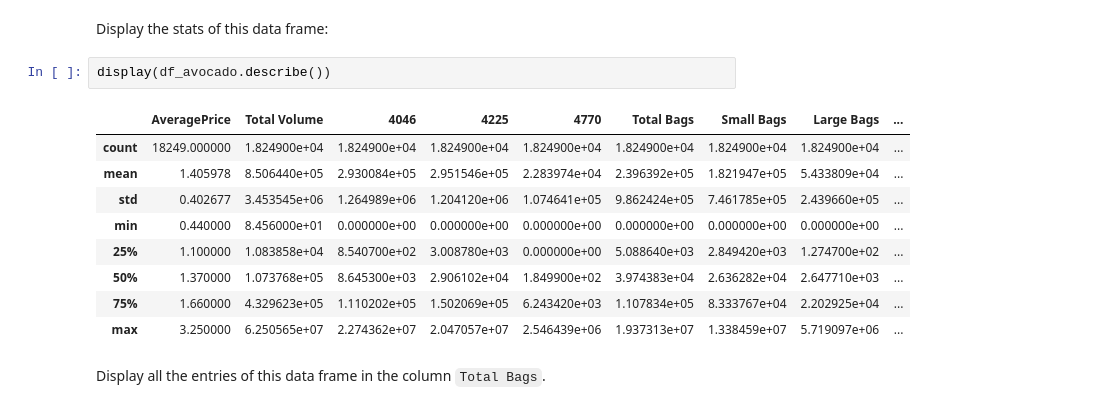
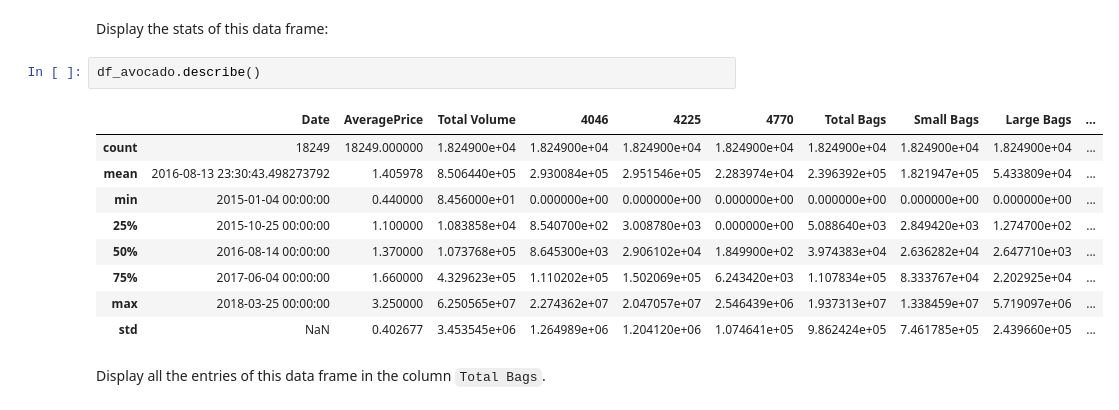
Before and after one commit to icg-gravwaves/M24568_M20741_CompSMAP, a Jupyter notebook: lecture_8/Part02_week8_viewing_data_solved.ipynb, the cells around one changed output. Drawn from its saved outputs; the diff is of its cells as text.

```diff
--- a/lecture_8/Part02_week8_viewing_data_solved.ipynb
+++ b/lecture_8/Part02_week8_viewing_data_solved.ipynb
@@ -156,17 +158,17 @@ Index([        'Date', 'AveragePrice', 'Total Volume',           4046,
 # %% [markdown]
 Display the stats of this data frame:
-# %%
-display(df_avocado.describe())
-# %% [output]
-|  | AveragePrice | Total Volume | 4046 | 4225 | 4770 | Total Bags | Small Bags | Large Bags | ... |
-| count | 18249.000000 | 1.824900e+04 | 1.824900e+04 | 1.824900e+04 | 1.824900e+04 | 1.824900e+04 | 1.824900e+04 | 1.824900e+04 | ... |
-| mean | 1.405978 | 8.506440e+05 | 2.930084e+05 | 2.951546e+05 | 2.283974e+04 | 2.396392e+05 | 1.821947e+05 | 5.433809e+04 | ... |
-| std | 0.402677 | 3.453545e+06 | 1.264989e+06 | 1.204120e+06 | 1.074641e+05 | 9.862424e+05 | 7.461785e+05 | 2.439660e+05 | ... |
-| min | 0.440000 | 8.456000e+01 | 0.000000e+00 | 0.000000e+00 | 0.000000e+00 | 0.000000e+00 | 0.000000e+00 | 0.000000e+00 | ... |
-| 25% | 1.100000 | 1.083858e+04 | 8.540700e+02 | 3.008780e+03 | 0.000000e+00 | 5.088640e+03 | 2.849420e+03 | 1.274700e+02 | ... |
-| 50% | 1.370000 | 1.073768e+05 | 8.645300e+03 | 2.906102e+04 | 1.849900e+02 | 3.974383e+04 | 2.636282e+04 | 2.647710e+03 | ... |
-| 75% | 1.660000 | 4.329623e+05 | 1.110202e+05 | 1.502069e+05 | 6.243420e+03 | 1.107834e+05 | 8.333767e+04 | 2.202925e+04 | ... |
-| max | 3.250000 | 6.250565e+07 | 2.274362e+07 | 2.047057e+07 | 2.546439e+06 | 1.937313e+07 | 1.338459e+07 | 5.719097e+06 | ... |
+# %%
+df_avocado.describe()
+# %% [output]
+|  | Date | AveragePrice | Total Volume | 4046 | 4225 | 4770 | Total Bags | Small Bags | Large Bags | ... |
+| count | 18249 | 18249.000000 | 1.824900e+04 | 1.824900e+04 | 1.824900e+04 | 1.824900e+04 | 1.824900e+04 | 1.824900e+04 | 1.824900e+04 | ... |
+| mean | 2016-08-13 23:30:43.498273792 | 1.405978 | 8.506440e+05 | 2.930084e+05 | 2.951546e+05 | 2.283974e+04 | 2.396392e+05 | 1.821947e+05 | 5.433809e+04 | ... |
+| min | 2015-01-04 00:00:00 | 0.440000 | 8.456000e+01 | 0.000000e+00 | 0.000000e+00 | 0.000000e+00 | 0.000000e+00 | 0.000000e+00 | 0.000000e+00 | ... |
+| 25% | 2015-10-25 00:00:00 | 1.100000 | 1.083858e+04 | 8.540700e+02 | 3.008780e+03 | 0.000000e+00 | 5.088640e+03 | 2.849420e+03 | 1.274700e+02 | ... |
+| 50% | 2016-08-14 00:00:00 | 1.370000 | 1.073768e+05 | 8.645300e+03 | 2.906102e+04 | 1.849900e+02 | 3.974383e+04 | 2.636282e+04 | 2.647710e+03 | ... |
+| 75% | 2017-06-04 00:00:00 | 1.660000 | 4.329623e+05 | 1.110202e+05 | 1.502069e+05 | 6.243420e+03 | 1.107834e+05 | 8.333767e+04 | 2.202925e+04 | ... |
+| max | 2018-03-25 00:00:00 | 3.250000 | 6.250565e+07 | 2.274362e+07 | 2.047057e+07 | 2.546439e+06 | 1.937313e+07 | 1.338459e+07 | 5.719097e+06 | ... |
+| std | NaN | 0.402677 | 3.453545e+06 | 1.264989e+06 | 1.204120e+06 | 1.074641e+05 | 9.862424e+05 | 7.461785e+05 | 2.439660e+05 | ... |
 # %% [markdown]
 Display all the entries of this data frame in the column ``Total Bags``.
 # %%
```
Also changed, not shown: parts of 11 cells of this notebook.
